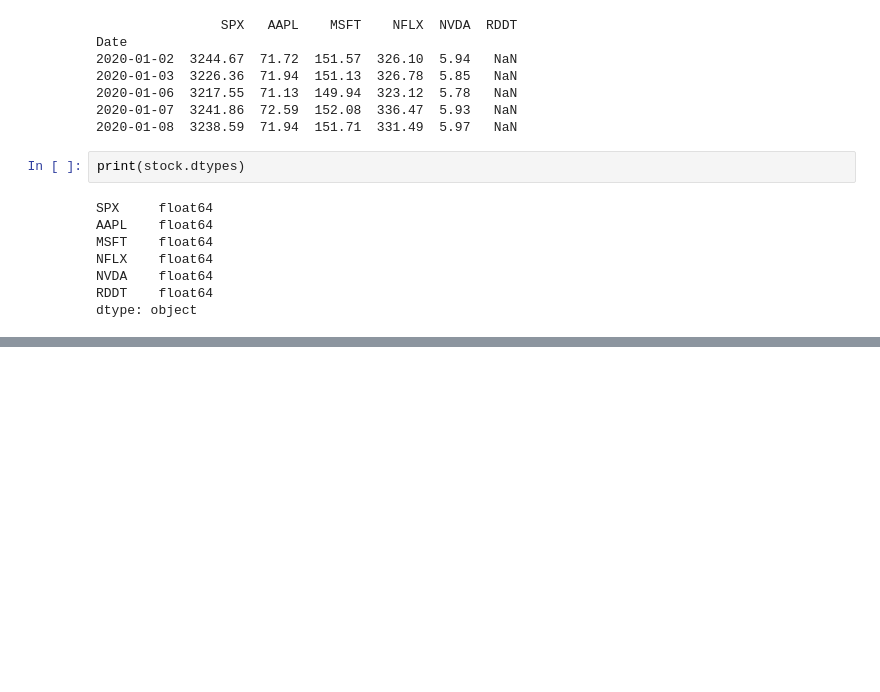
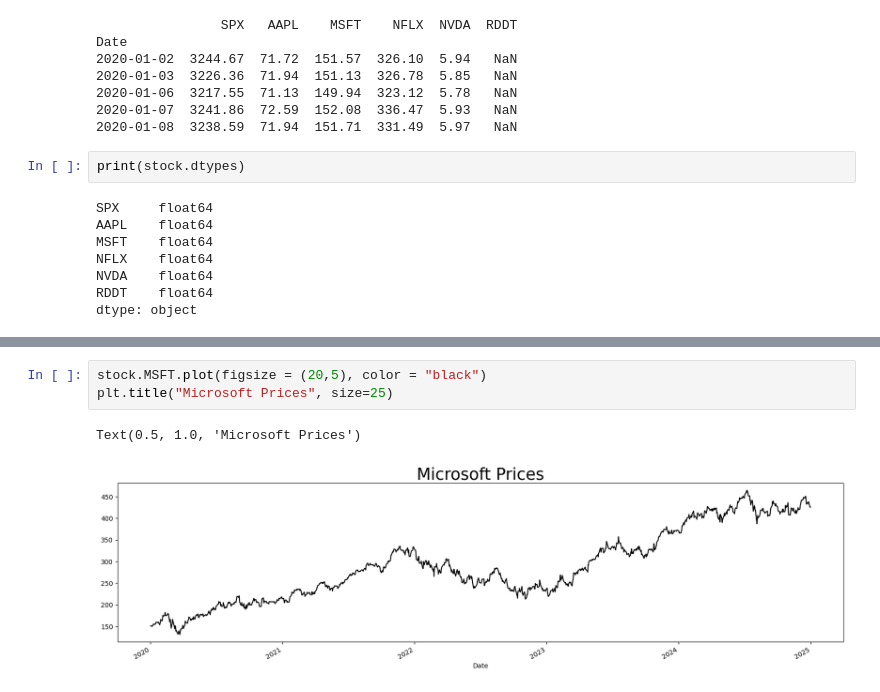
Before and after one commit to hivan04/spx_price_forecast, a Jupyter notebook: model.ipynb, the cells around one changed output, grey strips where cells are left out. Drawn from its saved outputs; the diff is of its cells as text; blank space fills up the shorter version.

```diff
--- a/model.ipynb
+++ b/model.ipynb
@@ -95,0 +115,6 @@ dtype: object
+# %%
+stock.MSFT.plot(figsize = (20,5), color = "black")
+plt.title("Microsoft Prices", size=25)
+# %% [output]
+Text(0.5, 1.0, 'Microsoft Prices')
+[figure, added]
```
Also changed, not shown: parts of 9 cells of this notebook.
